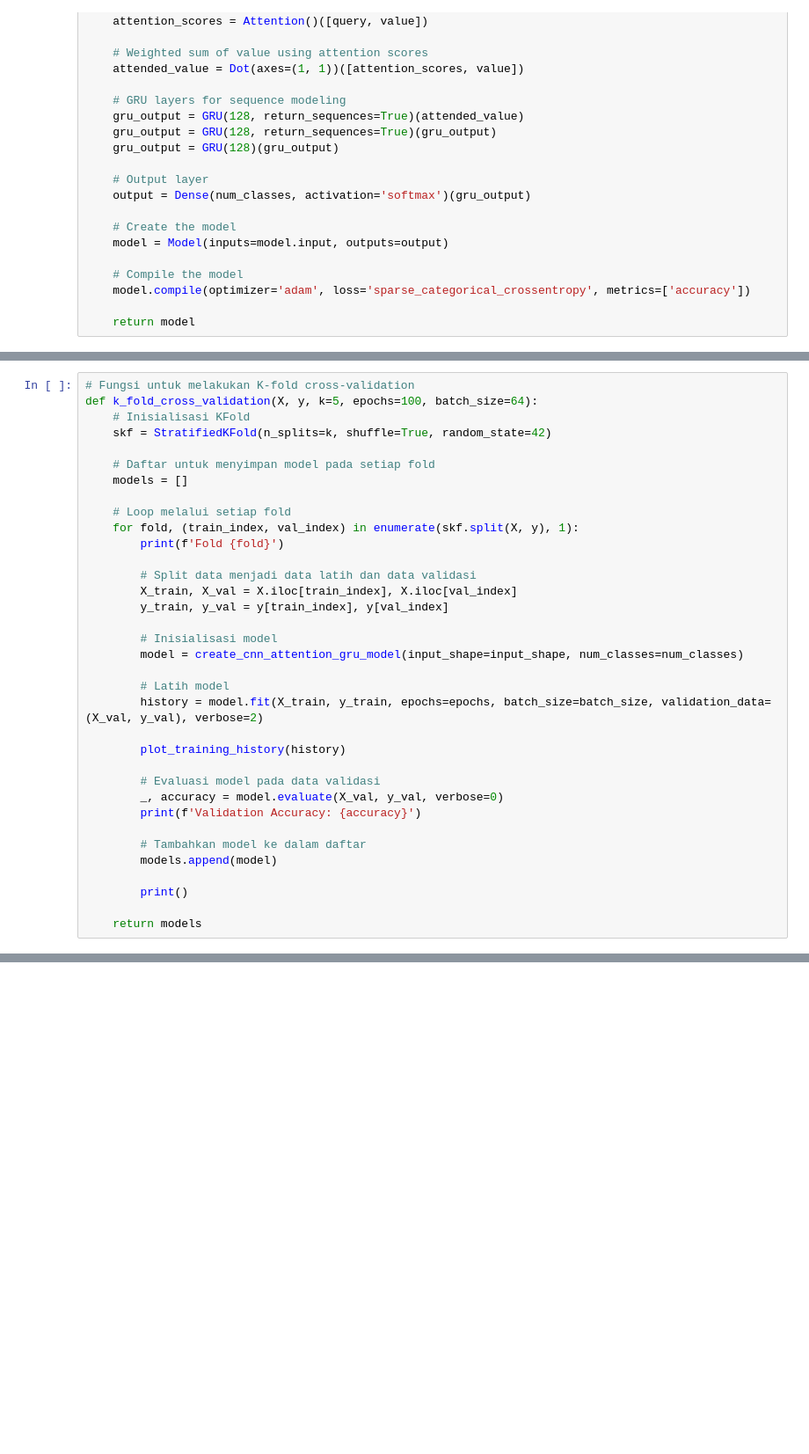
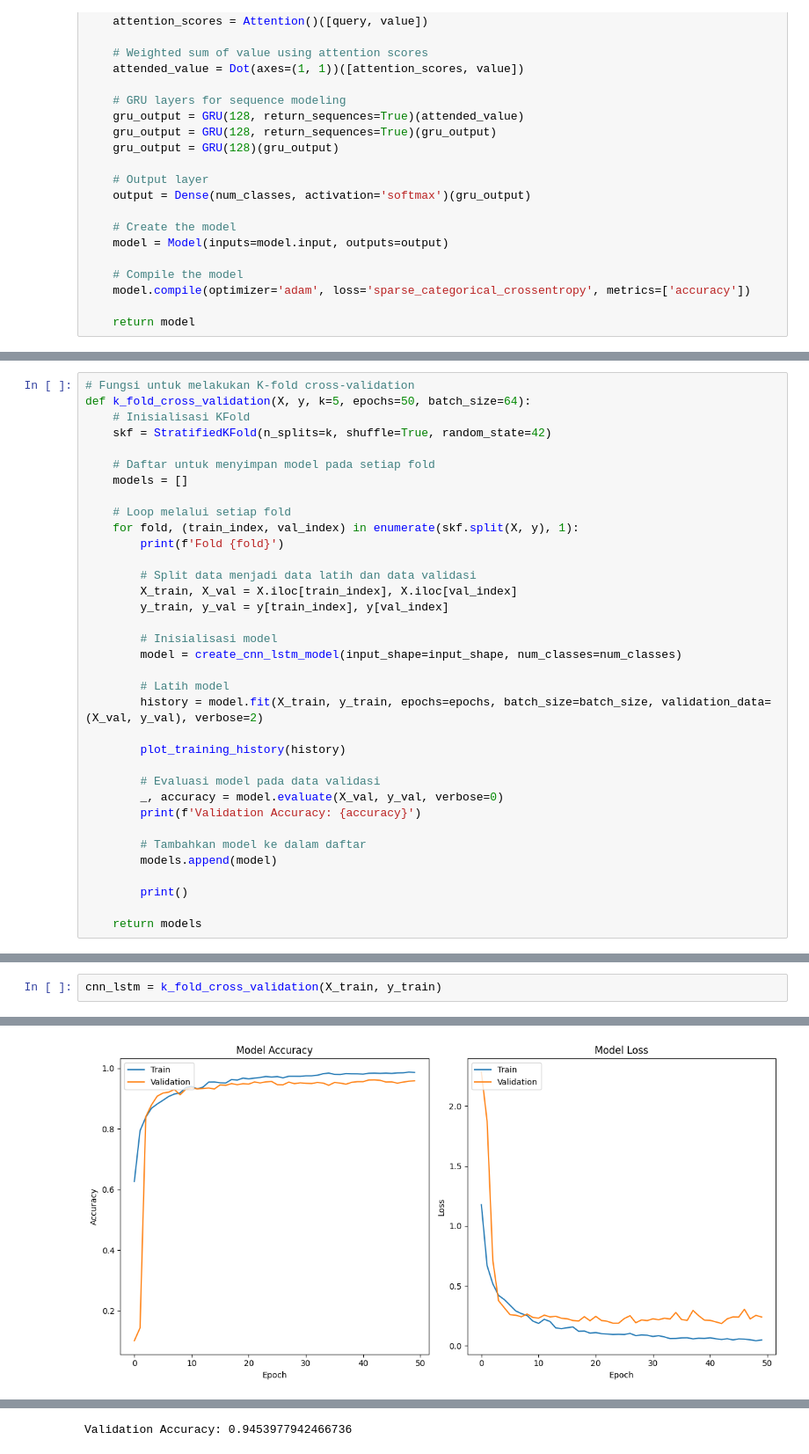
Before and after one commit to macreai/Arrhytmia-Detection-Explainable, a Jupyter notebook: python_TA/classification.ipynb, the cells around one changed output, grey strips where cells are left out. Shown at 88% size. Drawn from its saved outputs; the diff is of its cells as text; blank space fills up the shorter version.

```diff
--- a/python_TA/classification.ipynb
+++ b/python_TA/classification.ipynb
@@ -933,6 +638,6 @@ F1 Score: 0.9123
 # %%
 # Fungsi untuk melakukan K-fold cross-validation
-def k_fold_cross_validation(X, y, k=5, epochs=100, batch_size=64):
+def k_fold_cross_validation(X, y, k=5, epochs=50, batch_size=64):
     # Inisialisasi KFold
     skf = StratifiedKFold(n_splits=k, shuffle=True, random_state=42)
 
@@ -948,7 +653,7 @@ def k_fold_cross_validation(X, y, k=5, epochs=100, batch_size=64):
         y_train, y_val = y[train_index], y[val_index]
 
         # Inisialisasi model
-        model = create_cnn_attention_gru_model(input_shape=input_shape, num_classes=num_classes)
+        model = create_cnn_lstm_model(input_shape=input_shape, num_classes=num_classes)
 
         # Latih model
         history = model.fit(X_train, y_train, epochs=epochs, batch_size=batch_size, validation_data=(X_val, y_val), verbose=2)
@@ -1061,0 +673,3 @@ Validation Accuracy: 0.9382408261299133
+# %%
+cnn_lstm = k_fold_cross_validation(X_train, y_train)
+# %% [output]
@@ -1061,0 +693 @@ Validation Accuracy: 0.9382408261299133
+[figure, added]
@@ -1062 +766,2 @@ Validation Accuracy: 0.9382408261299133
+Validation Accuracy: 0.9453977942466736
 # %%
```
Also changed, not shown: parts of 70 cells of this notebook, 1 other file.
